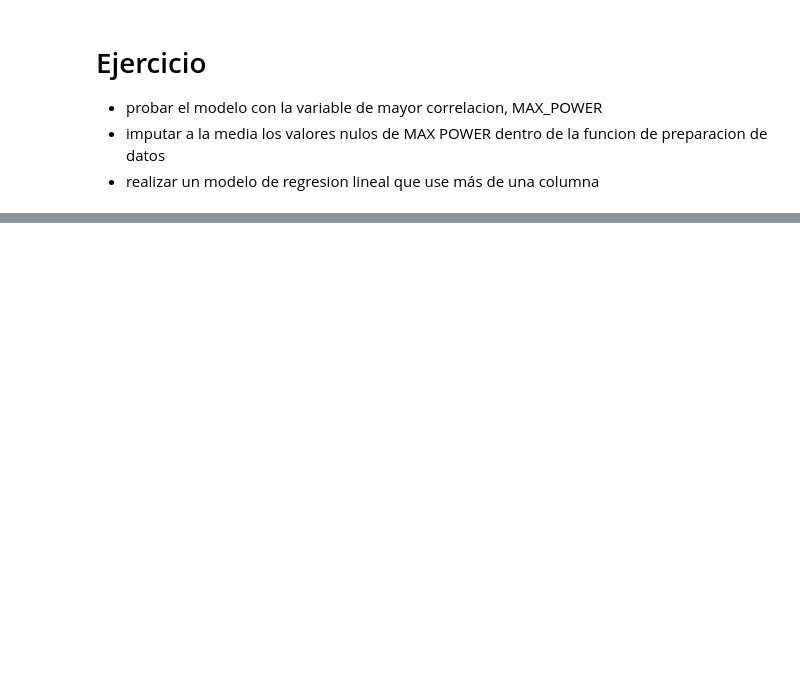
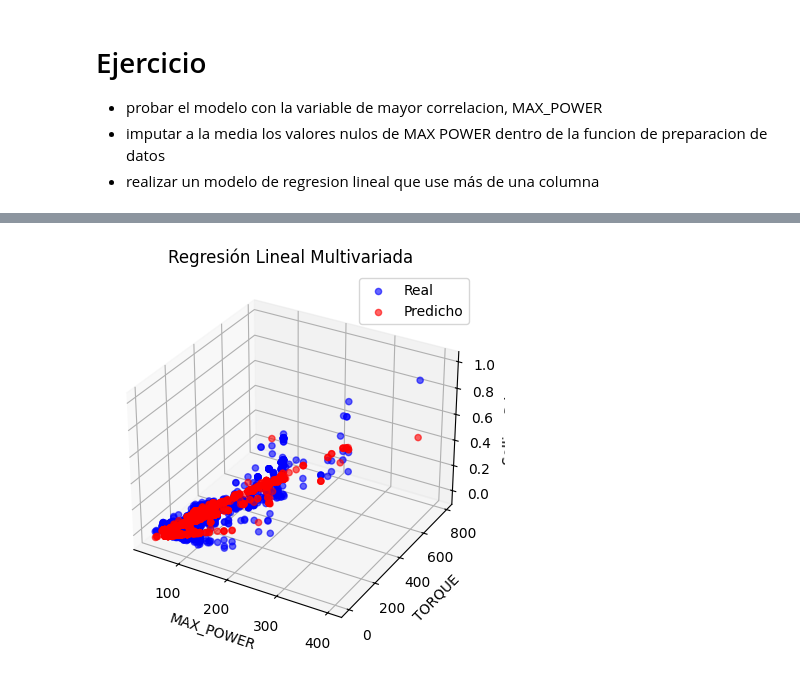
Before and after one commit to miroagustin/CienciaDeDatos1Q2025, a Jupyter notebook: 08_Ej_regression_car_price.ipynb, the cells around one changed output, grey strips where cells are left out. Drawn from its saved outputs; the diff is of its cells as text; code cells hidden in the pictures; blank space fills up the shorter version.

```diff
--- a/08_Ej_regression_car_price.ipynb
+++ b/08_Ej_regression_car_price.ipynb
@@ -139,0 +292,27 @@ plt.show()
+# %%
+from mpl_toolkits.mplot3d import Axes3D
+import numpy as np
+
+fig = plt.figure()
+ax = fig.add_subplot(111, projection='3d')
+
+# Ejes X, Y, Z
+x = X_test['MAX_POWER']
+y = X_test['TORQUE']
+z = y_test
+z_pred = predicted
+
+# Puntos reales
+ax.scatter(x, y, z, color='blue', label='Real', alpha=0.6)
+
+# Superficie de predicciones
+ax.scatter(x, y, z_pred, color='red', label='Predicho', alpha=0.6)
+
+ax.set_xlabel('MAX_POWER')
+ax.set_ylabel('TORQUE')
+ax.set_zlabel('Selling Price')
+ax.set_title('Regresión Lineal Multivariada')
+ax.legend()
+plt.show()
+# %% [output]
+[figure, added]
```
Also changed, not shown: parts of 21 cells of this notebook.
